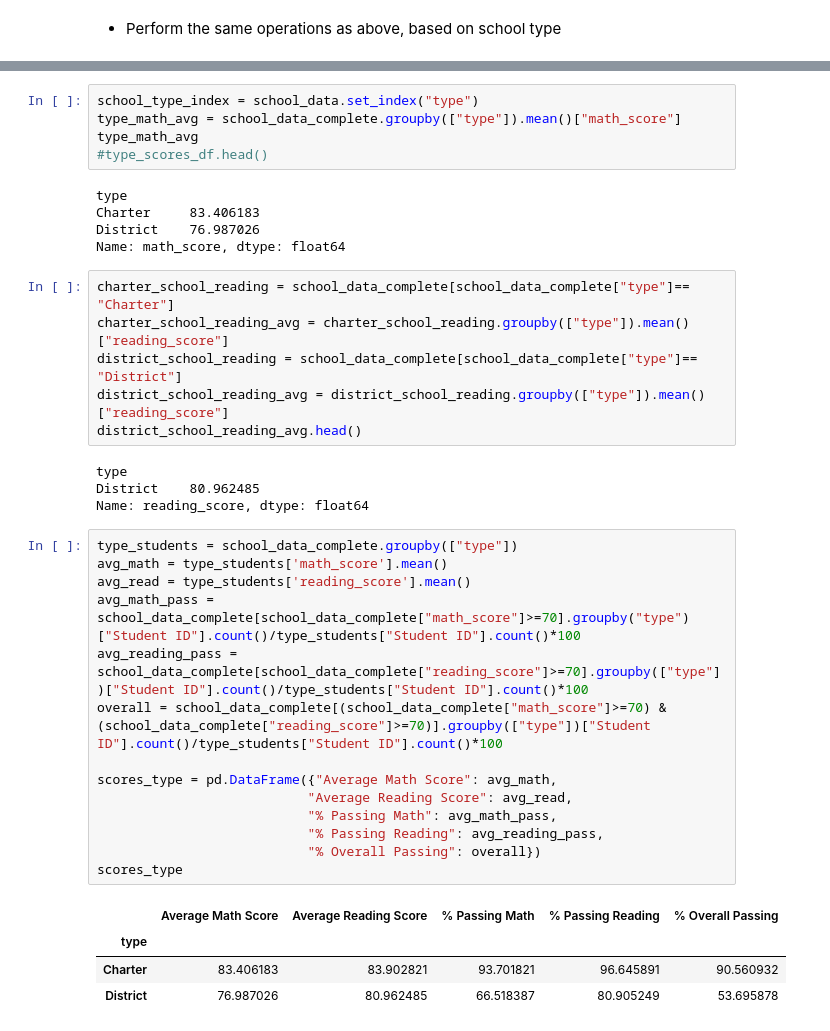
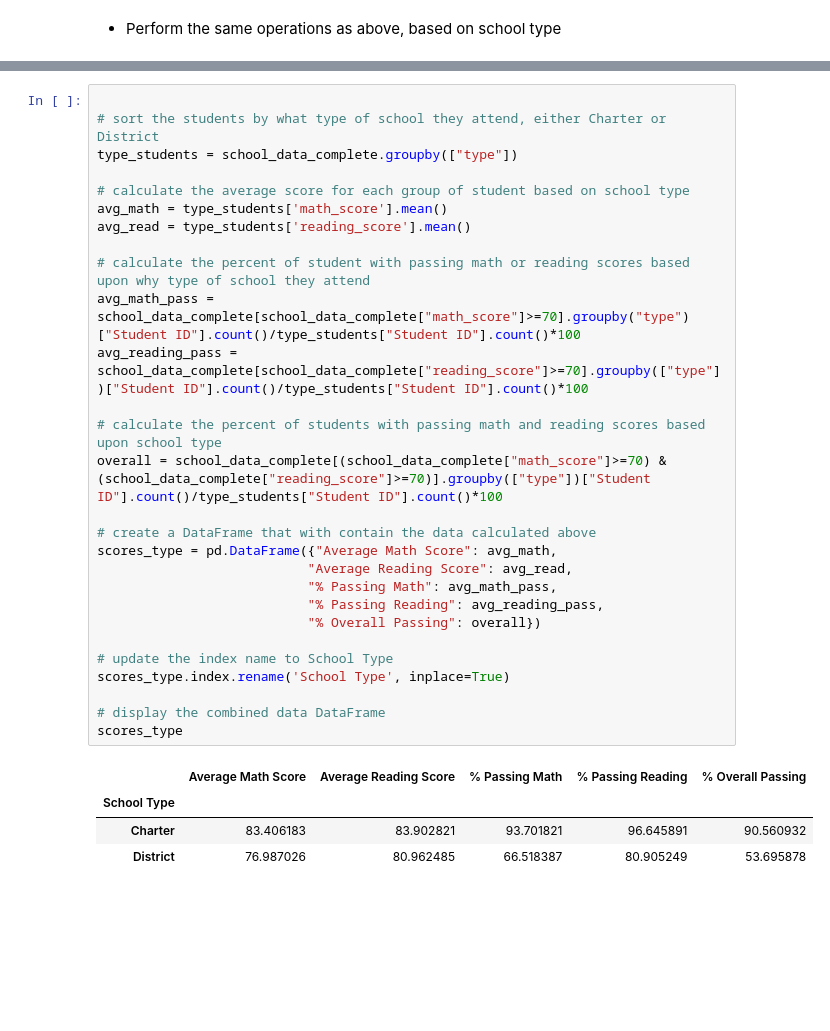
Before and after one commit to paulywog13/pandas-challenge, a Jupyter notebook: PyCitySchools/PyCitySchools_starter.ipynb, the cells around one changed output, grey strips where cells are left out. Drawn from its saved outputs; the diff is of its cells as text; blank space fills up the shorter version.

```diff
--- a/PyCitySchools/PyCitySchools_starter.ipynb
+++ b/PyCitySchools/PyCitySchools_starter.ipynb
@@ -436,39 +407,33 @@ type_math_reading
-# %%
-school_type_index = school_data.set_index("type")
-type_math_avg = school_data_complete.groupby(["type"]).mean()["math_score"]
-type_math_avg
-#type_scores_df.head()
-# %% [output]
-type
-Charter     83.406183
-District    76.987026
-Name: math_score, dtype: float64
-# %%
-charter_school_reading = school_data_complete[school_data_complete["type"]== "Charter"]
-charter_school_reading_avg = charter_school_reading.groupby(["type"]).mean()["reading_score"]
-district_school_reading = school_data_complete[school_data_complete["type"]== "District"]
-district_school_reading_avg = district_school_reading.groupby(["type"]).mean()["reading_score"]
-district_school_reading_avg.head()
-# %% [output]
-type
-District    80.962485
-Name: reading_score, dtype: float64
 # %%
+
+# sort the students by what type of school they attend, either Charter or District
 type_students = school_data_complete.groupby(["type"])
+
+# calculate the average score for each group of student based on school type
 avg_math = type_students['math_score'].mean()
 avg_read = type_students['reading_score'].mean()
+
+# calculate the percent of student with passing math or reading scores based upon why type of school they attend
 avg_math_pass = school_data_complete[school_data_complete["math_score"]>=70].groupby("type")["Student ID"].count()/type_students["Student ID"].count()*100
 avg_reading_pass = school_data_complete[school_data_complete["reading_score"]>=70].groupby(["type"])["Student ID"].count()/type_students["Student ID"].count()*100
+
+# calculate the percent of students with passing math and reading scores based upon school type
 overall = school_data_complete[(school_data_complete["math_score"]>=70) & (school_data_complete["reading_score"]>=70)].groupby(["type"])["Student ID"].count()/type_students["Student ID"].count()*100
 
+# create a DataFrame that with contain the data calculated above
 scores_type = pd.DataFrame({"Average Math Score": avg_math,
                            "Average Reading Score": avg_read,
                            "% Passing Math": avg_math_pass,
                            "% Passing Reading": avg_reading_pass,
                            "% Overall Passing": overall})
+
+# update the index name to School Type
+scores_type.index.rename('School Type', inplace=True)
+
+# display the combined data DataFrame
 scores_type
 # %% [output]
 |  | Average Math Score | Average Reading Score | % Passing Math | % Passing Reading | % Overall Passing |
-| type |  |  |  |  |  |
+| School Type |  |  |  |  |  |
 | Charter | 83.406183 | 83.902821 | 93.701821 | 96.645891 | 90.560932 |
 | District | 76.987026 | 80.962485 | 66.518387 | 80.905249 | 53.695878 |
```
Also changed, not shown: parts of 18 cells of this notebook.
